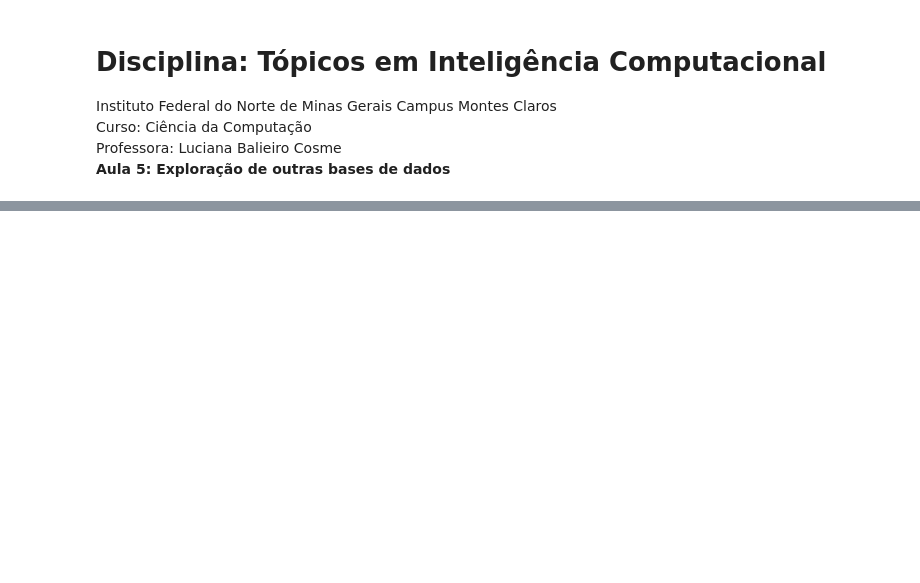
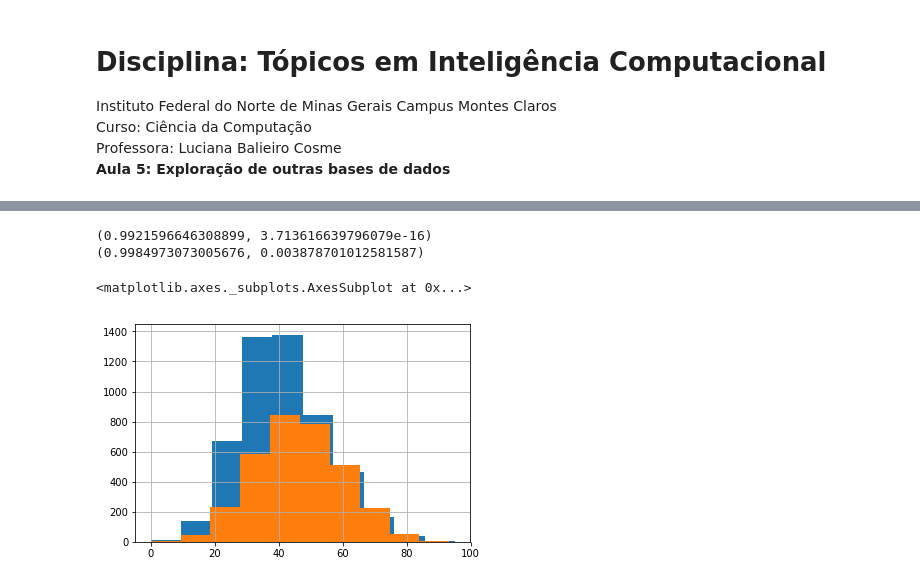
Before and after one commit to BrenoPeixotobr/topicosic, a Jupyter notebook: trabalho_aula5/aula5.ipynb, the cells around one changed output, grey strips where cells are left out. Saved outputs shown, nothing was run; the diff lists cells and outputs as text; code cells hidden in the pictures; blank space fills up the shorter version.

```diff
--- a/trabalho_aula5/aula5.ipynb
+++ b/trabalho_aula5/aula5.ipynb
@@ -121,3 +173,13 @@ escolas['NT_GER'].groupby(escolas['QE_I17']).describe()
+# %%
+print(stats.shapiro(qe08.NT_GER.loc[qe08.QE_I17 == 1]))
+print(stats.shapiro(qe08.NT_GER.loc[qe08.QE_I17 == 2]))
+qe08.NT_GER.loc[qe08.QE_I17 ==1].hist()
+qe08.NT_GER.loc[qe08.QE_I17 ==2].hist()
+# %% [output]
+(0.9921596646308899, 3.713616639796079e-16)
+(0.9984973073005676, 0.003878701012581587)
+<matplotlib.axes._subplots.AxesSubplot at 0x...>
+[figure, added]
 # %%
 # Verificar os resultados a partir da região do país
 """
```
Also changed, not shown: parts of 13 cells of this notebook.
